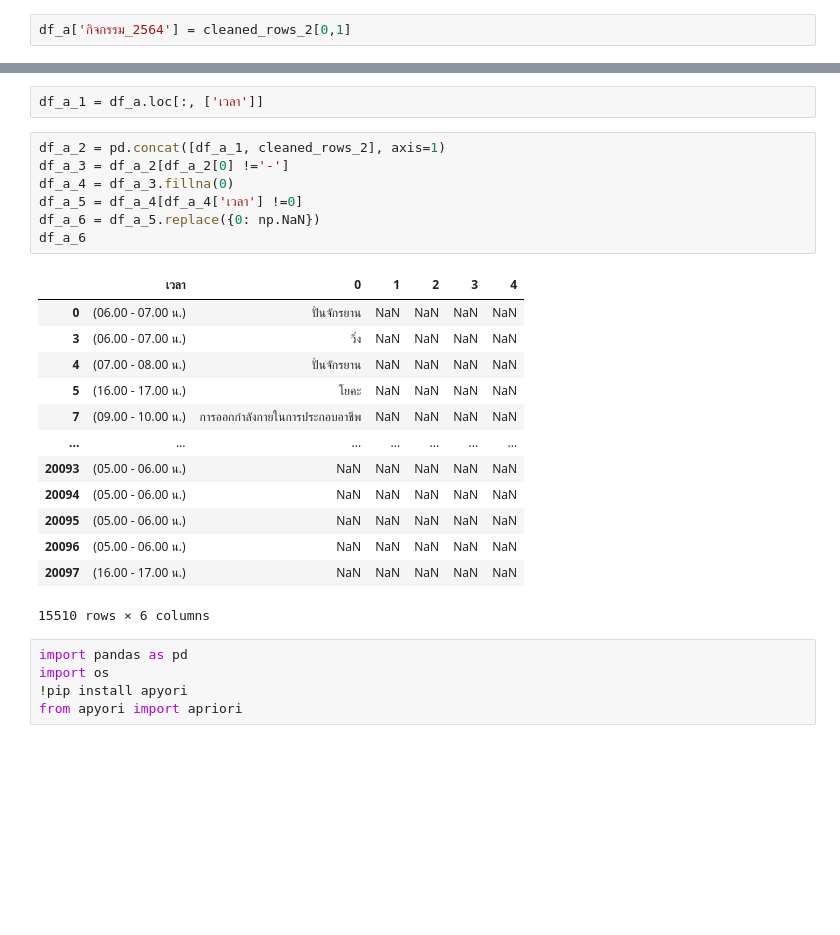
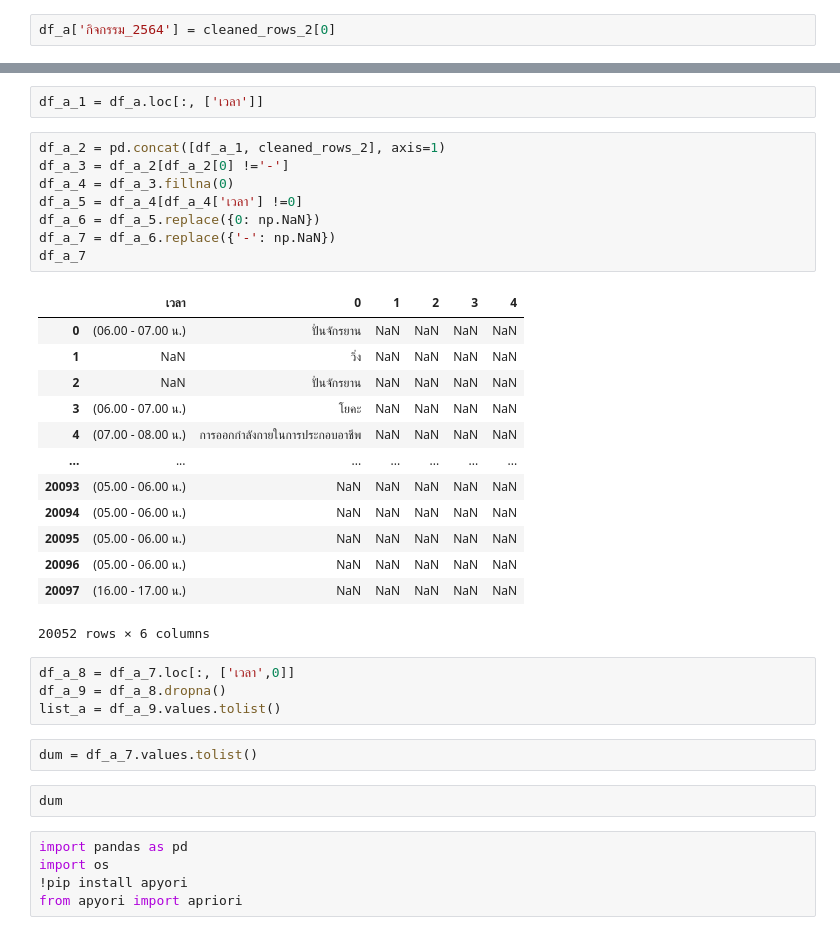
Before and after one commit to Tonry12/BSC_DPDM23, a Jupyter notebook: newasso.ipynb, the cells around one changed output, grey strips where cells are left out. Cells and saved outputs as stored; diff of their text form; blank space fills up the shorter version.

```diff
--- a/newasso.ipynb
+++ b/newasso.ipynb
@@ -143,7 +148,7 @@ cleaned_rows_2.loc[:, [0,1]]
 | 20052 | วอลเลย์บอล | None |
 20053 rows × 2 columns
 # %%
-df_a['กิจกรรม_2564'] = cleaned_rows_2[0,1]
+df_a['กิจกรรม_2564'] = cleaned_rows_2[0]
 # %%
 ass_s2 = df_a['เวลา'].str.split(',', expand=True)
 ass_s2
@@ -177,24 +183,33 @@ df_a_1 = df_a.loc[:, ['เวลา']]
 # %%
 df_a_2 = pd.concat([df_a_1, cleaned_rows_2], axis=1)
 df_a_3 = df_a_2[df_a_2[0] !='-']
 df_a_4 = df_a_3.fillna(0)
 df_a_5 = df_a_4[df_a_4['เวลา'] !=0]
 df_a_6 = df_a_5.replace({0: np.NaN})
-df_a_6
+df_a_7 = df_a_6.replace({'-': np.NaN})
+df_a_7
 # %% [output]
 |  | เวลา | 0 | 1 | 2 | 3 | 4 |
 | 0 | (06.00 - 07.00 น.) | ปั่นจักรยาน | NaN | NaN | NaN | NaN |
-| 3 | (06.00 - 07.00 น.) | วิ่ง | NaN | NaN | NaN | NaN |
-| 4 | (07.00 - 08.00 น.) | ปั่นจักรยาน | NaN | NaN | NaN | NaN |
-| 5 | (16.00 - 17.00 น.) | โยคะ | NaN | NaN | NaN | NaN |
-| 7 | (09.00 - 10.00 น.) | การออกกำลังกายในการประกอบอาชีพ | NaN | NaN | NaN | NaN |
+| 1 | NaN | วิ่ง | NaN | NaN | NaN | NaN |
+| 2 | NaN | ปั่นจักรยาน | NaN | NaN | NaN | NaN |
+| 3 | (06.00 - 07.00 น.) | โยคะ | NaN | NaN | NaN | NaN |
+| 4 | (07.00 - 08.00 น.) | การออกกำลังกายในการประกอบอาชีพ | NaN | NaN | NaN | NaN |
 | ... | ... | ... | ... | ... | ... | ... |
 | 20093 | (05.00 - 06.00 น.) | NaN | NaN | NaN | NaN | NaN |
 | 20094 | (05.00 - 06.00 น.) | NaN | NaN | NaN | NaN | NaN |
 | 20095 | (05.00 - 06.00 น.) | NaN | NaN | NaN | NaN | NaN |
 | 20096 | (05.00 - 06.00 น.) | NaN | NaN | NaN | NaN | NaN |
 | 20097 | (16.00 - 17.00 น.) | NaN | NaN | NaN | NaN | NaN |
-15510 rows × 6 columns
+20052 rows × 6 columns
+# %%
+df_a_8 = df_a_7.loc[:, ['เวลา',0]]
+df_a_9 = df_a_8.dropna()
+list_a = df_a_9.values.tolist()
+# %%
+dum = df_a_7.values.tolist()
+# %%
+dum
 # %%
 import pandas as pd
 import os
```
Also changed, not shown: parts of 19 cells of this notebook.
